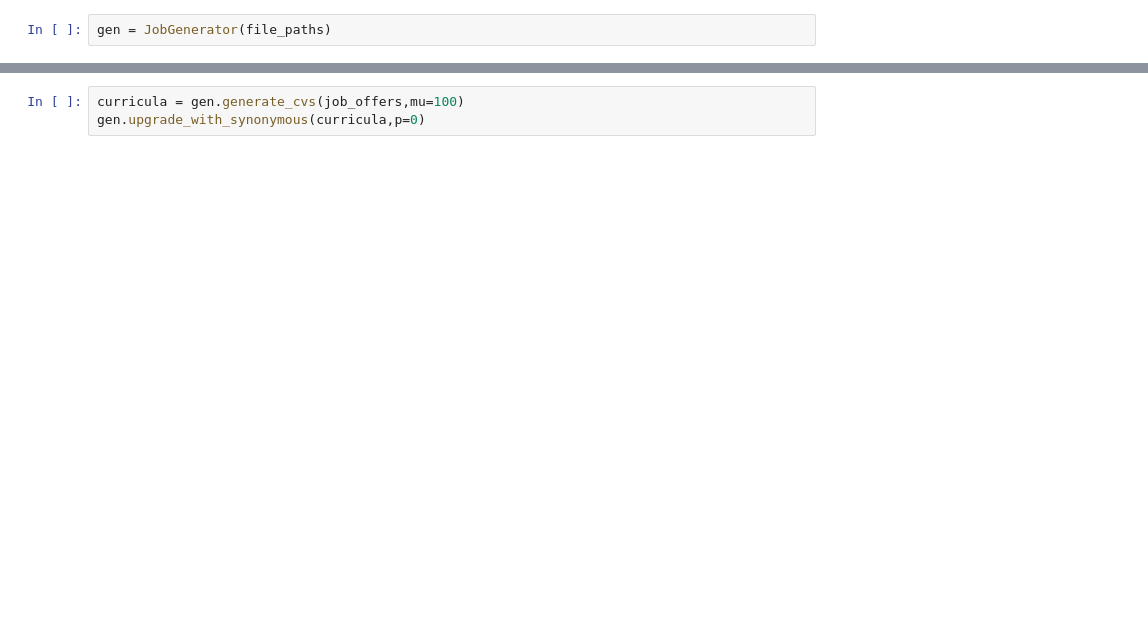
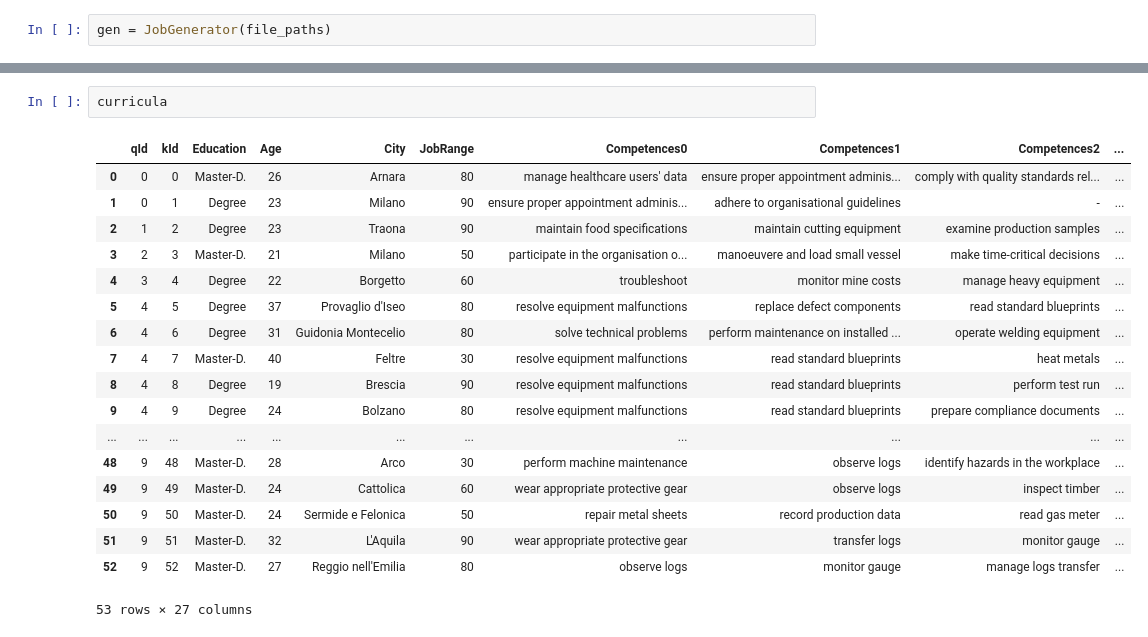
Before and after one commit to jacons/Interpretable-by-design-Human-Recommender, a Jupyter notebook: Generator/Generator.ipynb, the cells around one changed output, grey strips where cells are left out. Saved outputs shown, nothing was run; the diff lists cells and outputs as text; blank space fills up the shorter version.

```diff
--- a/Generator/Generator.ipynb
+++ b/Generator/Generator.ipynb
@@ -27,3 +30,21 @@ job_offers
 # %%
-curricula = gen.generate_cvs(job_offers,mu=100)
-gen.upgrade_with_synonymous(curricula,p=0)
+curricula
+# %% [output]
+|  | qId | kId | Education | Age | City | JobRange | Competences0 | Competences1 | Competences2 | ... |
+| 0 | 0 | 0 | Master-D. | 26 | Arnara | 80 | manage healthcare users' data | ensure proper appointment adminis... | comply with quality standards rel... | ... |
+| 1 | 0 | 1 | Degree | 23 | Milano | 90 | ensure proper appointment adminis... | adhere to organisational guidelines | - | ... |
+| 2 | 1 | 2 | Degree | 23 | Traona | 90 | maintain food specifications | maintain cutting equipment | examine production samples | ... |
+| 3 | 2 | 3 | Master-D. | 21 | Milano | 50 | participate in the organisation o... | manoeuvere and load small vessel | make time-critical decisions | ... |
+| 4 | 3 | 4 | Degree | 22 | Borgetto | 60 | troubleshoot | monitor mine costs | manage heavy equipment | ... |
+| 5 | 4 | 5 | Degree | 37 | Provaglio d'Iseo | 80 | resolve equipment malfunctions | replace defect components | read standard blueprints | ... |
+| 6 | 4 | 6 | Degree | 31 | Guidonia Montecelio | 80 | solve technical problems | perform maintenance on installed ... | operate welding equipment | ... |
+| 7 | 4 | 7 | Master-D. | 40 | Feltre | 30 | resolve equipment malfunctions | read standard blueprints | heat metals | ... |
+| 8 | 4 | 8 | Degree | 19 | Brescia | 90 | resolve equipment malfunctions | read standard blueprints | perform test run | ... |
+| 9 | 4 | 9 | Degree | 24 | Bolzano | 80 | resolve equipment malfunctions | read standard blueprints | prepare compliance documents | ... |
+| ... | ... | ... | ... | ... | ... | ... | ... | ... | ... | ... |
+| 48 | 9 | 48 | Master-D. | 28 | Arco | 30 | perform machine maintenance | observe logs | identify hazards in the workplace | ... |
+| 49 | 9 | 49 | Master-D. | 24 | Cattolica | 60 | wear appropriate protective gear | observe logs | inspect timber | ... |
+| 50 | 9 | 50 | Master-D. | 24 | Sermide e Felonica | 50 | repair metal sheets | record production data | read gas meter | ... |
+| 51 | 9 | 51 | Master-D. | 32 | L'Aquila | 90 | wear appropriate protective gear | transfer logs | monitor gauge | ... |
+| 52 | 9 | 52 | Master-D. | 27 | Reggio nell'Emilia | 80 | observe logs | monitor gauge | manage logs transfer | ... |
+53 rows × 27 columns
```
Also changed, not shown: parts of 7 cells of this notebook, 5 other files.
